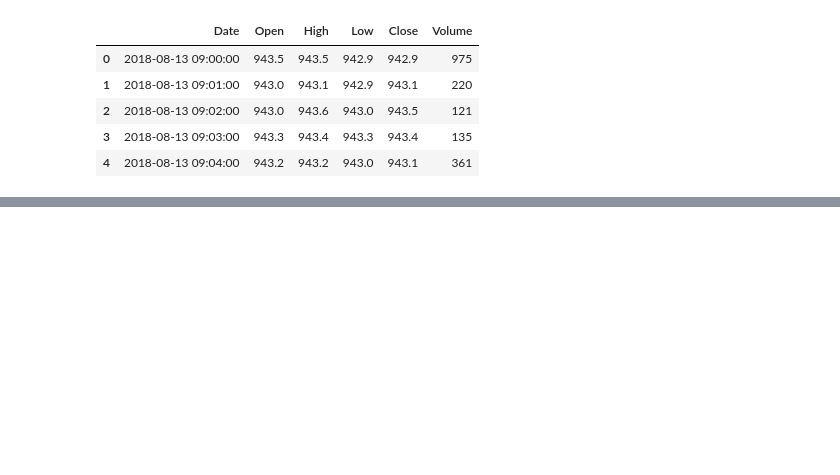
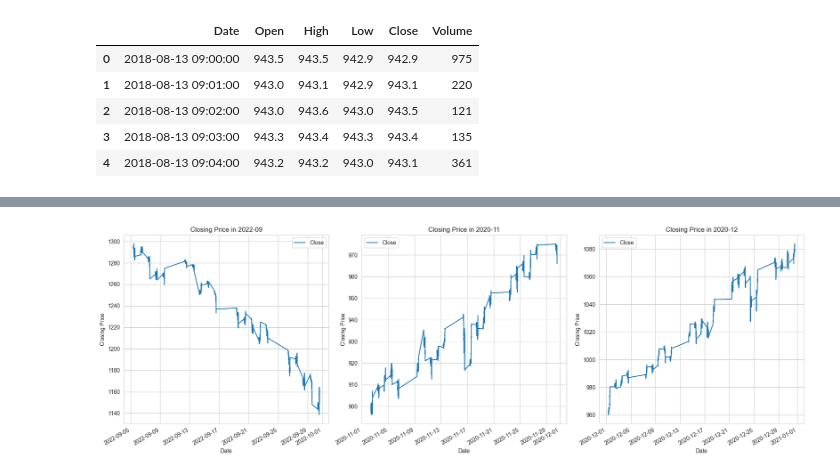
Before and after one commit to NgDMTruc/DSP_vn30f, a Jupyter notebook: notebook.ipynb, the cells around one changed output, grey strips where cells are left out. Cells and saved outputs as stored; diff of their text form; code cells hidden in the pictures; blank space fills up the shorter version.

```diff
--- a/notebook.ipynb
+++ b/notebook.ipynb
@@ -81,0 +166,31 @@ df.head()
+# %%
+# Lấy ngẫu nhiên 3 khoảng thời gian, mỗi khoảng kéo dài một tháng
+def get_random_months(data, num_months=3):
+    # Lấy danh sách các tháng có trong dữ liệu
+    months = data.index.to_period('M').unique()
+    # Chọn ngẫu nhiên các tháng
+    selected_months = random.sample(list(months), num_months)
+    return selected_months
+
+# Hàm để lấy dữ liệu trong khoảng thời gian một tháng
+def get_data_for_month(data, month):
+    return data[data.index.to_period('M') == month]
+
+# Lấy 3 tháng ngẫu nhiên
+selected_months = get_random_months(sub_df)
+
+# Tạo các subplots
+fig, axs = plt.subplots(1, 3, figsize=(18, 6))
+
+# Vẽ dữ liệu cho mỗi tháng ngẫu nhiên
+for i, month in enumerate(selected_months):
+    month_data = get_data_for_month(sub_df, month)
+    month_data['Close'].plot(ax=axs[i], legend=True)
+    axs[i].set_title(f'Closing Price in {month}')
+    axs[i].set_xlabel('Date')
+    axs[i].set_ylabel('Closing Price')
+
+plt.tight_layout()
+plt.show()
+# %% [output]
+[figure, added]
```
Also changed, not shown: parts of 23 cells of this notebook.
